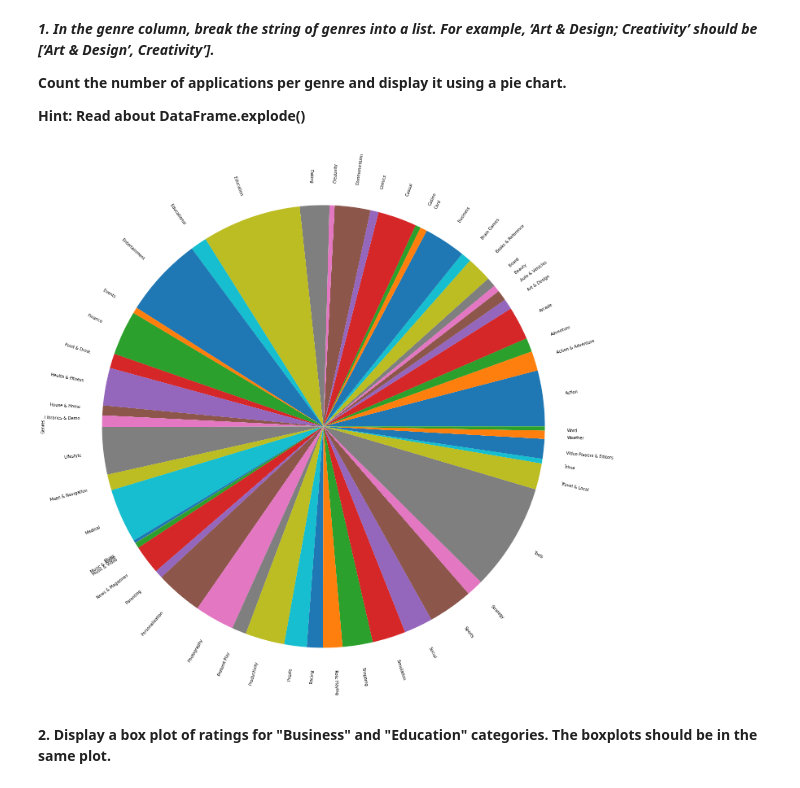
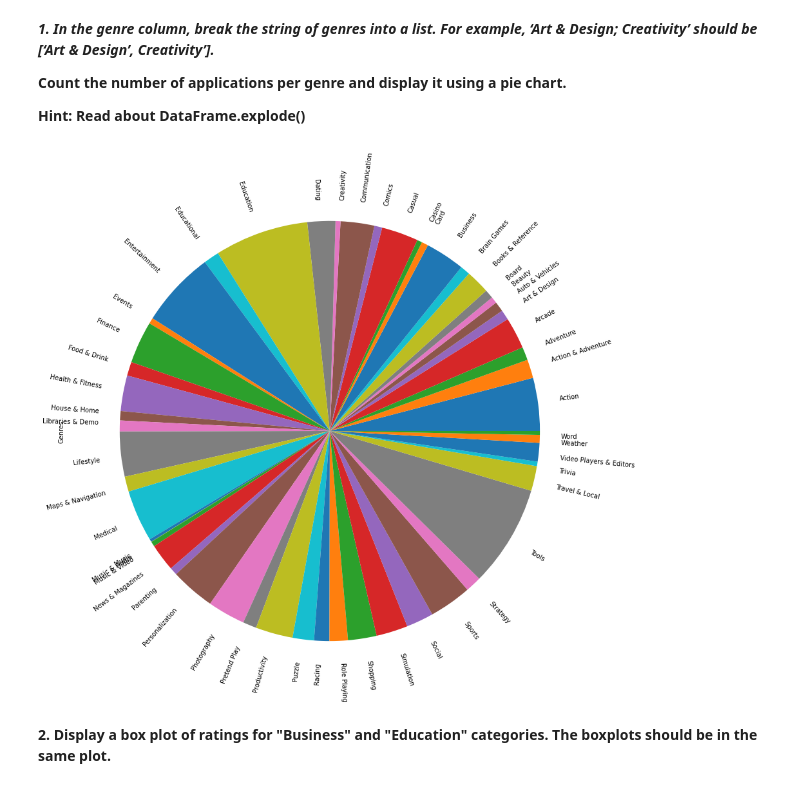
Before and after one commit to Sameerahmed786/CS210Spring2022, a Jupyter notebook: google_apps.ipynb, the cells around one changed output. Saved outputs shown, nothing was run; the diff lists cells and outputs as text; code cells hidden in the pictures.

```diff
--- a/google_apps.ipynb
+++ b/google_apps.ipynb
@@ -176,9 +176,9 @@ for index,item in enumerate(ser):
     item = item.replace('m', '00000')
     item = item.replace('.', '')
     ser[index] = item
-    # print(item)
+
 clean_googleplaystore_df['Size'] = ser
-clean_googleplaystore_df['Reviews'] = clean_googleplaystore_df['Reviews'].astype(int)
+clean_googleplaystore_df['Size'] = clean_googleplaystore_df['Size'].astype(int)
 clean_googleplaystore_df
 # %% [output]
 |  | App | Category | Rating | Reviews | Size | Installs | Type | Price | Content Rating | Genres | ... |
@@ -322,9 +322,9 @@ exploded_genres_df = genres_df.explode('Genres')
 # %%
 apps_per_genre = exploded_genres_df['Genres'].value_counts()
 apps_per_genre = apps_per_genre.sort_index()
-plot = apps_per_genre.plot.pie( figsize=(25,25), rotatelabels=90)
+plot = apps_per_genre.plot.pie( figsize=(15,15), rotatelabels=90)
 # %% [output]
-[figure, old version]
+[figure, new version]
 # %% [markdown]
 **2. Display a box plot of ratings for "Business" and "Education" categories. The boxplots should be in the same plot.**
 # %%
```
